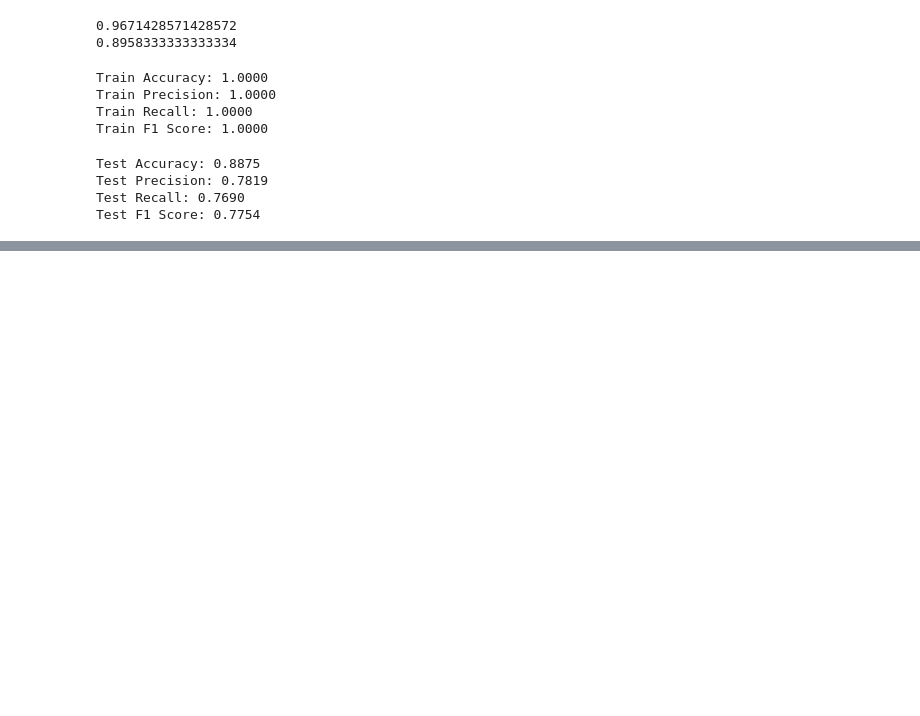
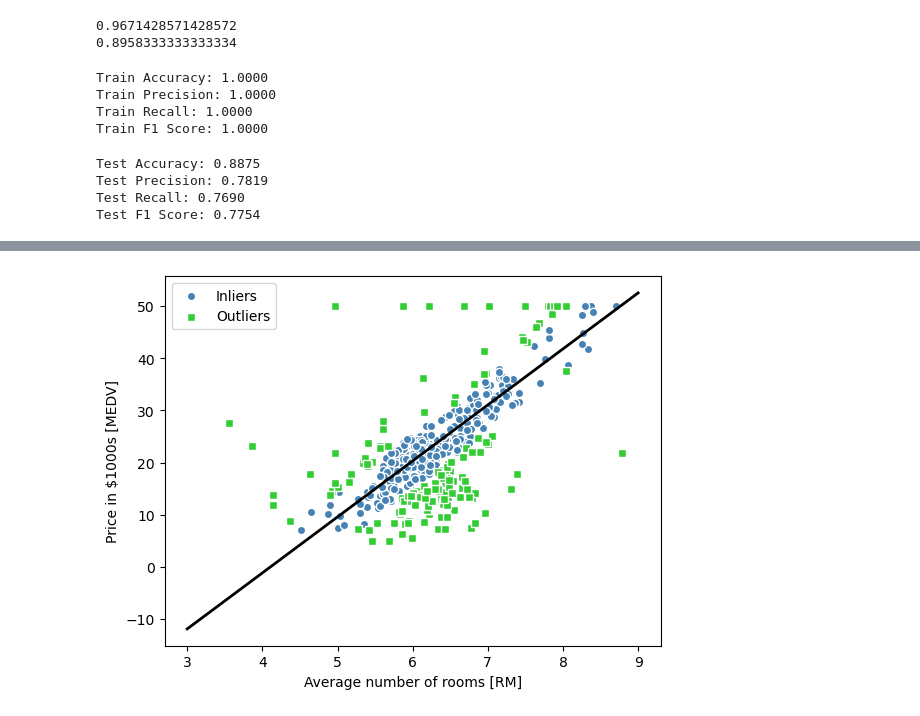
Before and after one commit to aroa97/practice, a Jupyter notebook: churn/churn_model2_DecisionTreeRegressor.ipynb, the cells around one changed output, grey strips where cells are left out. Drawn from its saved outputs; the diff is of its cells as text; code cells hidden in the pictures; blank space fills up the shorter version.

```diff
--- a/churn/churn_model2_DecisionTreeRegressor.ipynb
+++ b/churn/churn_model2_DecisionTreeRegressor.ipynb
@@ -91,0 +139,11 @@ Test F1 Score: 0.7754
+# %%
+df = pd.read_csv('https://raw.githubusercontent.com/rasbt/'
+                 'python-machine-learning-book-3rd-edition/'
+                 'master/ch10/housing.data.txt',
+                 header=None,
+                 sep='\s+')
+
+df.columns = ['CRIM', 'ZN', 'INDUS', 'CHAS',
+              'NOX', 'RM', 'AGE', 'DIS', 'RAD',
+              'TAX', 'PTRATIO', 'B', 'LSTAT', 'MEDV']
+df.head()
@@ -91,0 +157,37 @@ Test F1 Score: 0.7754
+# %%
+X = df[['RM']].values
+y = df['MEDV'].values
+# %%
+from sklearn.linear_model import RANSACRegressor
+from sklearn.linear_model import LinearRegression
+import matplotlib.pyplot as plt
+
+ransac = RANSACRegressor(LinearRegression(),
+                         max_trials=100,
+                         min_samples=50,
+                         loss='absolute_error',
+                         residual_threshold=5.0,
+                         random_state=0)
+
+
+ransac.fit(X, y)
+
+inlier_mask = ransac.inlier_mask_
+outlier_mask = np.logical_not(inlier_mask)
+
+line_X = np.arange(3, 10, 1)
+line_y_ransac = ransac.predict(line_X[:, np.newaxis])
+plt.scatter(X[inlier_mask], y[inlier_mask],
+            c='steelblue', edgecolor='white',
+            marker='o', label='Inliers')
+plt.scatter(X[outlier_mask], y[outlier_mask],
+            c='limegreen', edgecolor='white',
+            marker='s', label='Outliers')
+plt.plot(line_X, line_y_ransac, color='black', lw=2)
+plt.xlabel('Average number of rooms [RM]')
+plt.ylabel('Price in $1000s [MEDV]')
+plt.legend(loc='upper left')
+
+plt.show()
+# %% [output]
+[figure, added]
```
Also changed, not shown: parts of 7 cells of this notebook, 29 other files.
